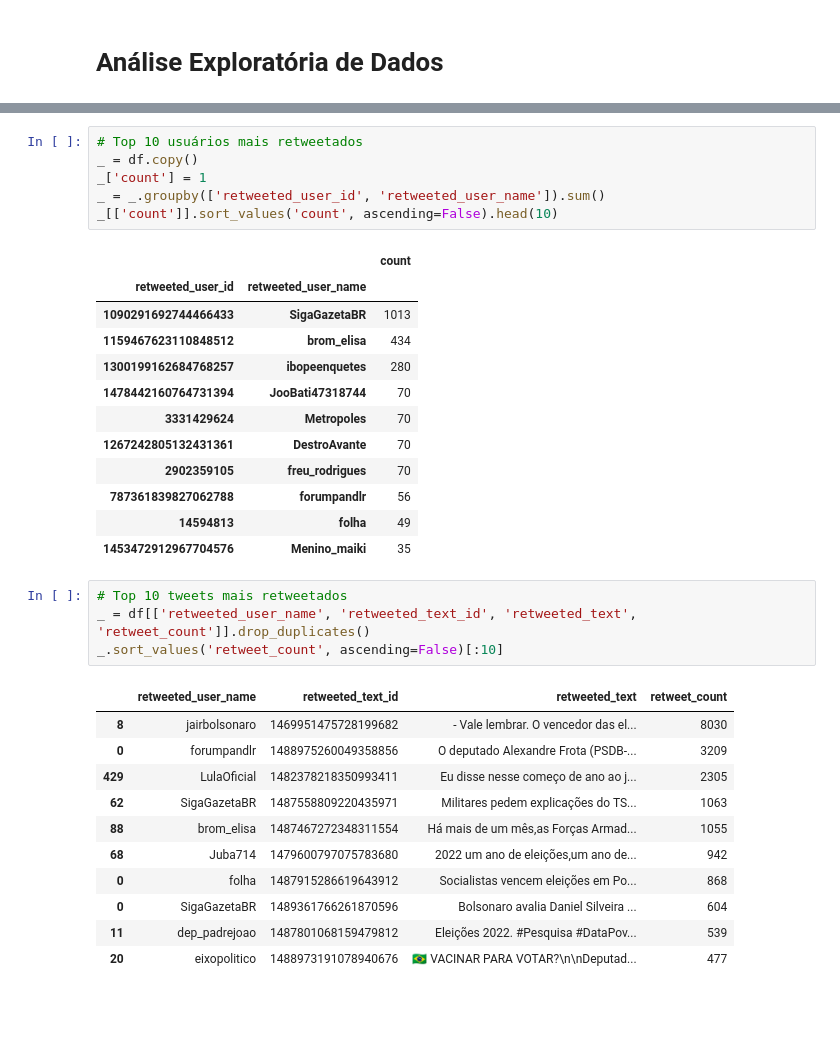
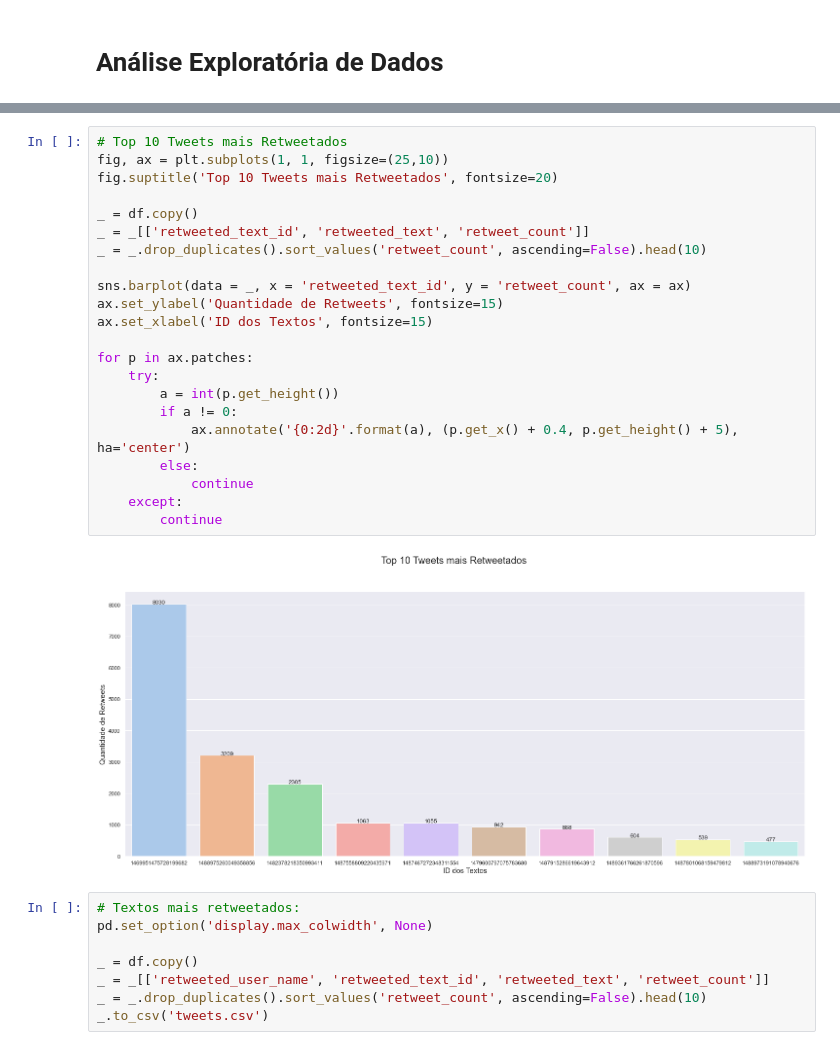
Before and after one commit to bezerraescossia/network-analysis, a Jupyter notebook: EDA.ipynb, the cells around one changed output, grey strips where cells are left out. Cells and saved outputs as stored; diff of their text form; blank space fills up the shorter version.

```diff
--- a/EDA.ipynb
+++ b/EDA.ipynb
@@ -108,35 +155,32 @@ df.describe(include='O')
+# %%
+# Top 10 Tweets mais Retweetados
+fig, ax = plt.subplots(1, 1, figsize=(25,10))
+fig.suptitle('Top 10 Tweets mais Retweetados', fontsize=20)
+
+_ = df.copy()
+_ = _[['retweeted_text_id', 'retweeted_text', 'retweet_count']]
+_ = _.drop_duplicates().sort_values('retweet_count', ascending=False).head(10)
+
+sns.barplot(data = _, x = 'retweeted_text_id', y = 'retweet_count', ax = ax)
+ax.set_ylabel('Quantidade de Retweets', fontsize=15)
+ax.set_xlabel('ID dos Textos', fontsize=15)
+
+for p in ax.patches:
+    try:
+        a = int(p.get_height())
+        if a != 0:
+            ax.annotate('{0:2d}'.format(a), (p.get_x() + 0.4, p.get_height() + 5), ha='center')
+        else:
+            continue
+    except:
+        continue
+# %% [output]
+[figure, added]
 # %%
-# Top 10 usuários mais retweetados
+# Textos mais retweetados:
+pd.set_option('display.max_colwidth', None)
+
 _ = df.copy()
-_['count'] = 1
-_ = _.groupby(['retweeted_user_id', 'retweeted_user_name']).sum()
-_[['count']].sort_values('count', ascending=False).head(10)
+_ = _[['retweeted_user_name', 'retweeted_text_id', 'retweeted_text', 'retweet_count']]
+_ = _.drop_duplicates().sort_values('retweet_count', ascending=False).head(10)
+_.to_csv('tweets.csv')
-# %% [output]
-|  |  | count |
-| retweeted_user_id | retweeted_user_name |  |
-| 1090291692744466433 | SigaGazetaBR | 1013 |
-| 1159467623110848512 | brom_elisa | 434 |
-| 1300199162684768257 | ibopeenquetes | 280 |
-| 1478442160764731394 | JooBati47318744 | 70 |
-| 3331429624 | Metropoles | 70 |
-| 1267242805132431361 | DestroAvante | 70 |
-| 2902359105 | freu_rodrigues | 70 |
-| 787361839827062788 | forumpandlr | 56 |
-| 14594813 | folha | 49 |
-| 1453472912967704576 | Menino_maiki | 35 |
-# %%
-# Top 10 tweets mais retweetados
-_ = df[['retweeted_user_name', 'retweeted_text_id', 'retweeted_text', 'retweet_count']].drop_duplicates()
-_.sort_values('retweet_count', ascending=False)[:10]
-# %% [output]
-|  | retweeted_user_name | retweeted_text_id | retweeted_text | retweet_count |
-| 8 | jairbolsonaro | 1469951475728199682 | - Vale lembrar. O vencedor das el... | 8030 |
-| 0 | forumpandlr | 1488975260049358856 | O deputado Alexandre Frota (PSDB-... | 3209 |
-| 429 | LulaOficial | 1482378218350993411 | Eu disse nesse começo de ano ao j... | 2305 |
-| 62 | SigaGazetaBR | 1487558809220435971 | Militares pedem explicações do TS... | 1063 |
-| 88 | brom_elisa | 1487467272348311554 | Há mais de um mês,as Forças Armad... | 1055 |
-| 68 | Juba714 | 1479600797075783680 | 2022 um ano de eleições,um ano de... | 942 |
-| 0 | folha | 1487915286619643912 | Socialistas vencem eleições em Po... | 868 |
-| 0 | SigaGazetaBR | 1489361766261870596 | Bolsonaro avalia Daniel Silveira ... | 604 |
-| 11 | dep_padrejoao | 1487801068159479812 | Eleições 2022. #Pesquisa #DataPov... | 539 |
-| 20 | eixopolitico | 1488973191078940676 | 🇧🇷 VACINAR PARA VOTAR?\n\nDeputad... | 477 |
```
Also changed, not shown: parts of 3 cells of this notebook, 2 other files.
